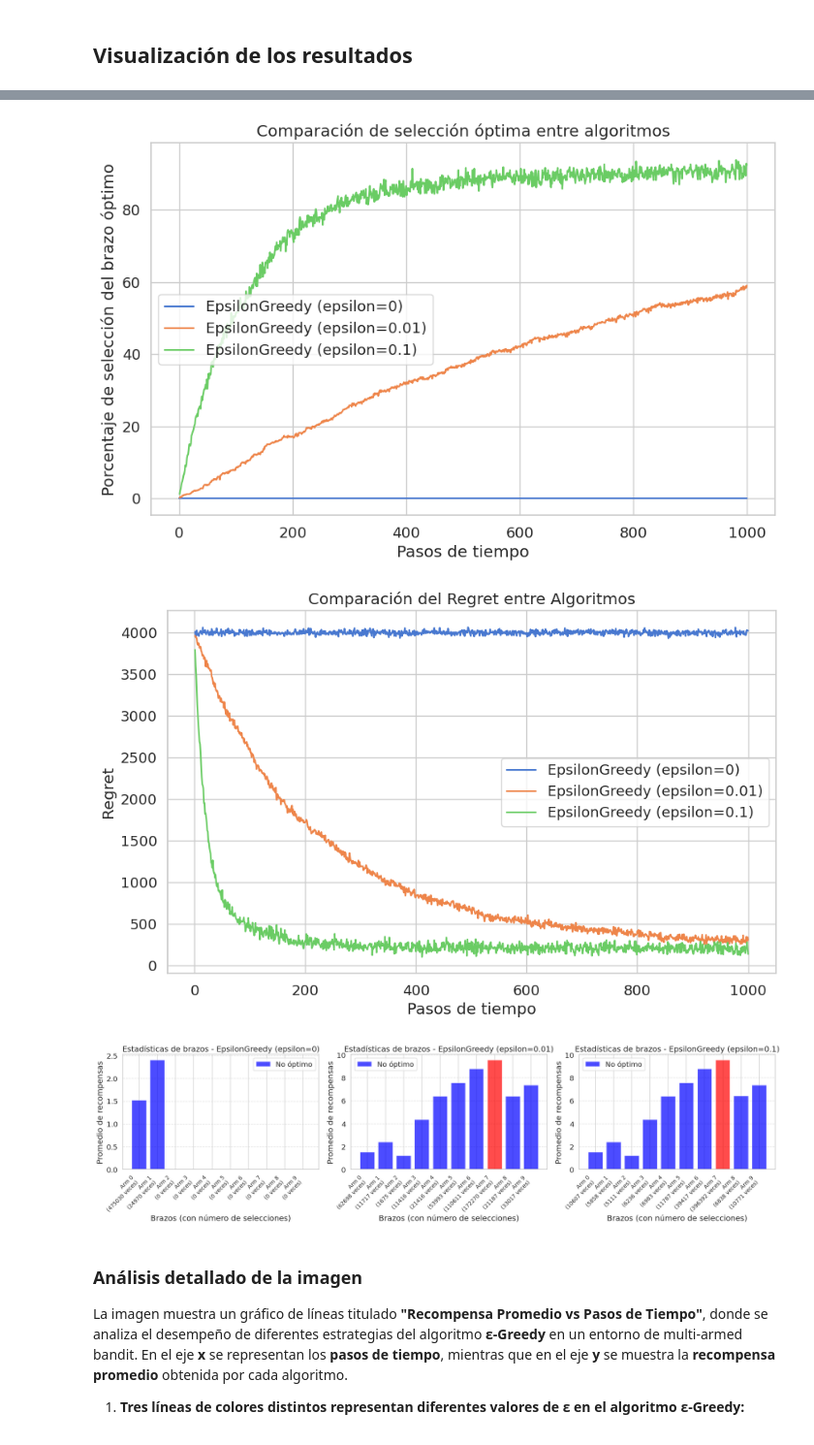
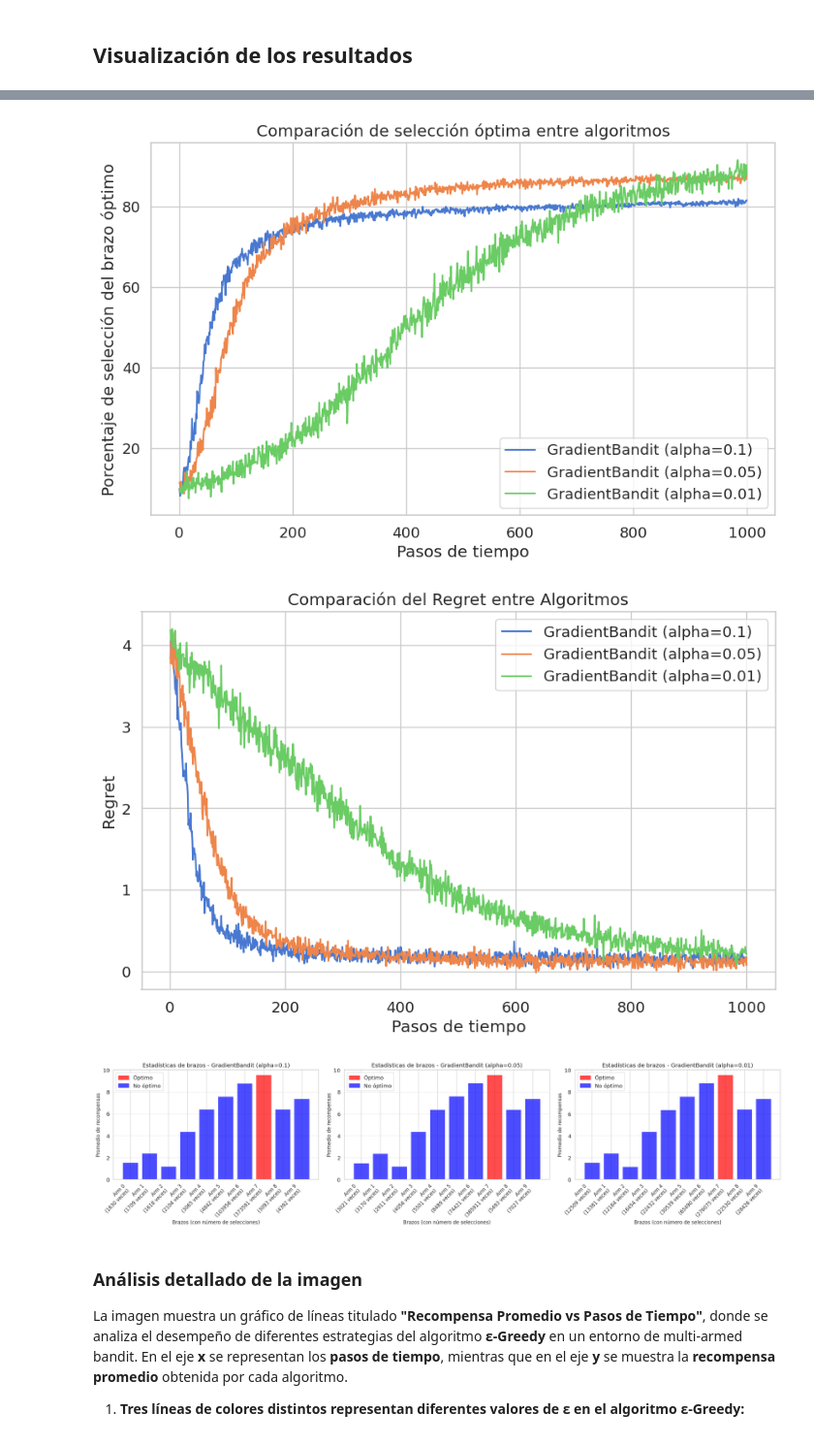
Before and after one commit to ermaury/k_brazos_AM_DE_JP, a Jupyter notebook: bandit_experiment_gradient.ipynb, the cells around one changed output, grey strips where cells are left out. Shown at 97% size. Cells and saved outputs as stored; diff of their text form; code cells hidden in the pictures.

```diff
--- a/bandit_experiment_gradient.ipynb
+++ b/bandit_experiment_gradient.ipynb
@@ -161,6 +163,6 @@ Optimal arm: 8 with expected reward=9.56
 # Graficar los resultados
 plot_average_rewards(steps, rewards, algorithms)
 plot_optimal_selections(steps, optimal_selections, algorithms)
-plot_regret(steps, regret_accumulated, algorithms)
+plot_regret(steps, regrets, algorithms)
 plot_arm_statistics(arm_stats, algorithms)
 # %% [output]
@@ -168,6 +170,6 @@ plot_arm_statistics(arm_stats, algorithms)
-[figure, old version]
+[figure, new version]
-[figure, old version]
+[figure, new version]
-[figure, old version]
+[figure, new version]
 # %% [markdown]
 ### Análisis detallado de la imagen
 
```
Also changed, not shown: parts of 5 cells of this notebook.
